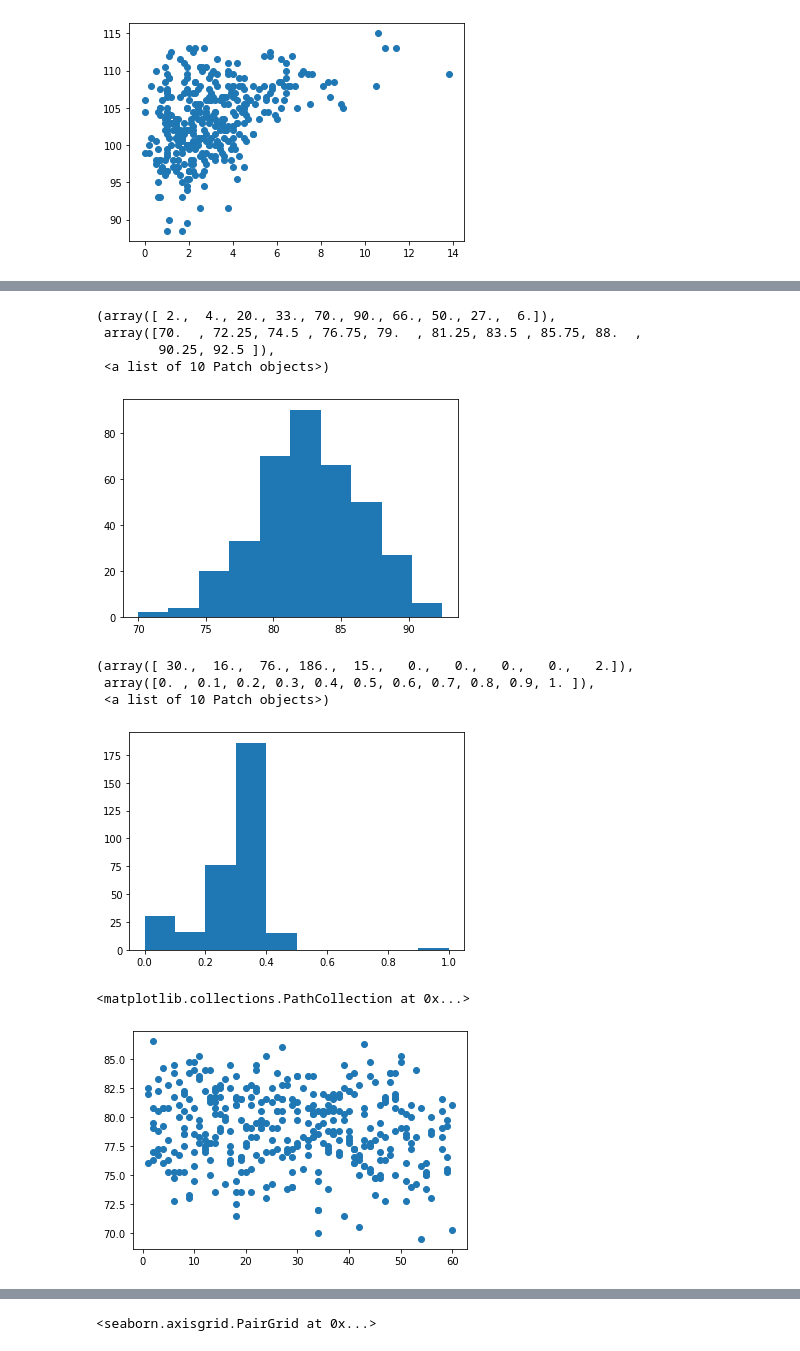
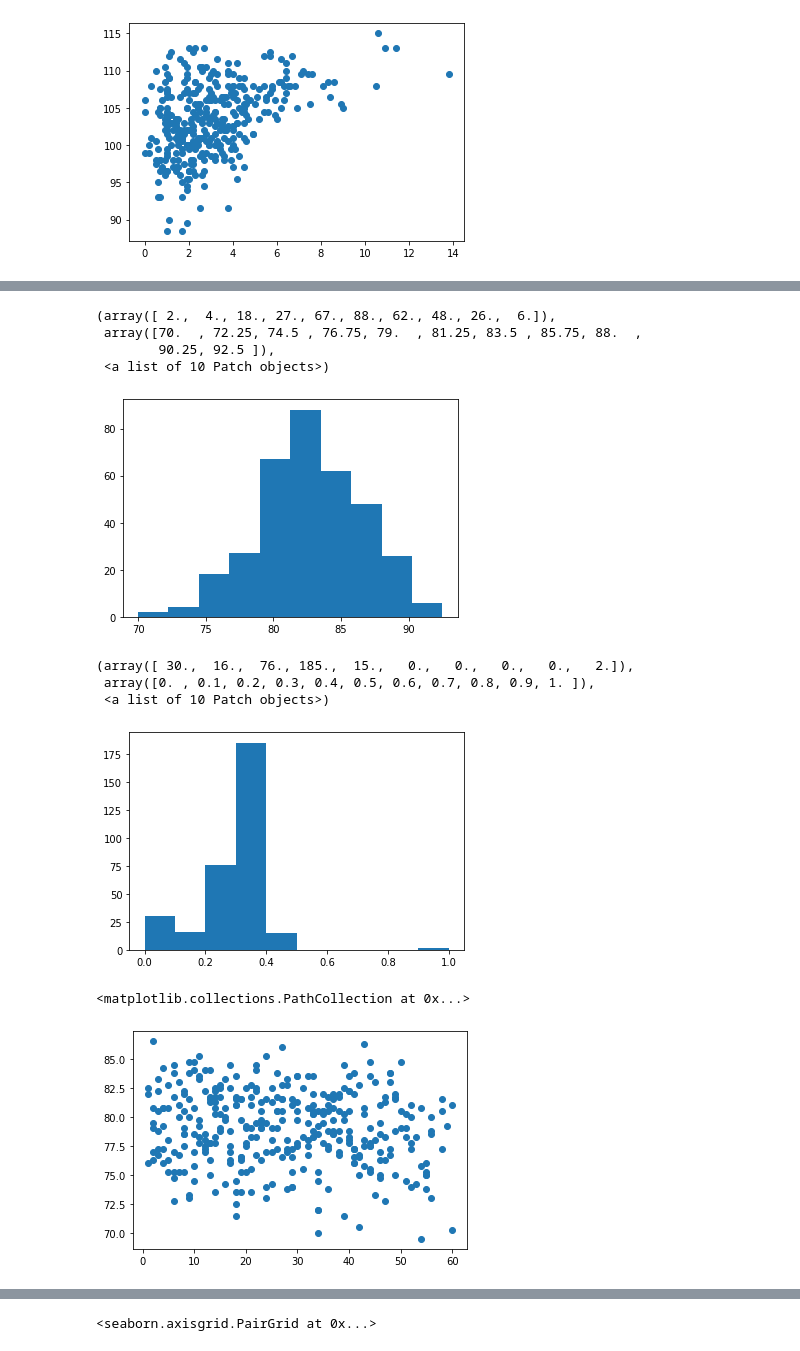
Before and after one commit to jrtran/stats131group7, a Jupyter notebook: combine_careers_eda.ipynb, the cells around one changed output, grey strips where cells are left out. Saved outputs shown, nothing was run; the diff lists cells and outputs as text; code cells hidden in the pictures.

Commit message:
11/25 update after meeting, with more cleaning and visualizations

```diff
--- a/combine_careers_eda.ipynb
+++ b/combine_careers_eda.ipynb
@@ -170,0 +237,2 @@ NameError: name 'combine_careers' is not defined
+# %%
+cc = combine_careers.set_index('Player').sort_index()
@@ -188,23 +352,23 @@ Index(['Unnamed: 0', 'Player', 'Year_x', 'Draft pick', 'Height (No Shoes)',
 # %%
 plt.hist('Wingspan', data = combine_careers)
 # %% [output]
-(array([ 2.,  4., 20., 33., 70., 90., 66., 50., 27.,  6.]),
+(array([ 2.,  4., 18., 27., 67., 88., 62., 48., 26.,  6.]),
  array([70.  , 72.25, 74.5 , 76.75, 79.  , 81.25, 83.5 , 85.75, 88.  ,
         90.25, 92.5 ]),
  <a list of 10 Patch objects>)
-[figure, old version]
+[figure, new version]
 # %%
 plt.hist('3P%', data = combine_careers)
 # %% [output]
-(array([ 30.,  16.,  76., 186.,  15.,   0.,   0.,   0.,   0.,   2.]),
+(array([ 30.,  16.,  76., 185.,  15.,   0.,   0.,   0.,   0.,   2.]),
  array([0. , 0.1, 0.2, 0.3, 0.4, 0.5, 0.6, 0.7, 0.8, 0.9, 1. ]),
  <a list of 10 Patch objects>)
 [figure]
 # %%
-plt.scatter('Draft pick', 'Height (With Shoes)', data = combine_careers)
+plt.scatter('Pk', 'Height (With Shoes)', data = combine_careers)
 # %% [output]
 <matplotlib.collections.PathCollection at 0x...>
-[figure, old version]
+[figure, new version]
 # %%
 combine_careers.boxplot('Height (With Shoes)', by = 'Born')
 plt.title('Heights by Birth Country', y=1.09)
```
Also changed, not shown: parts of 34 cells of this notebook.
